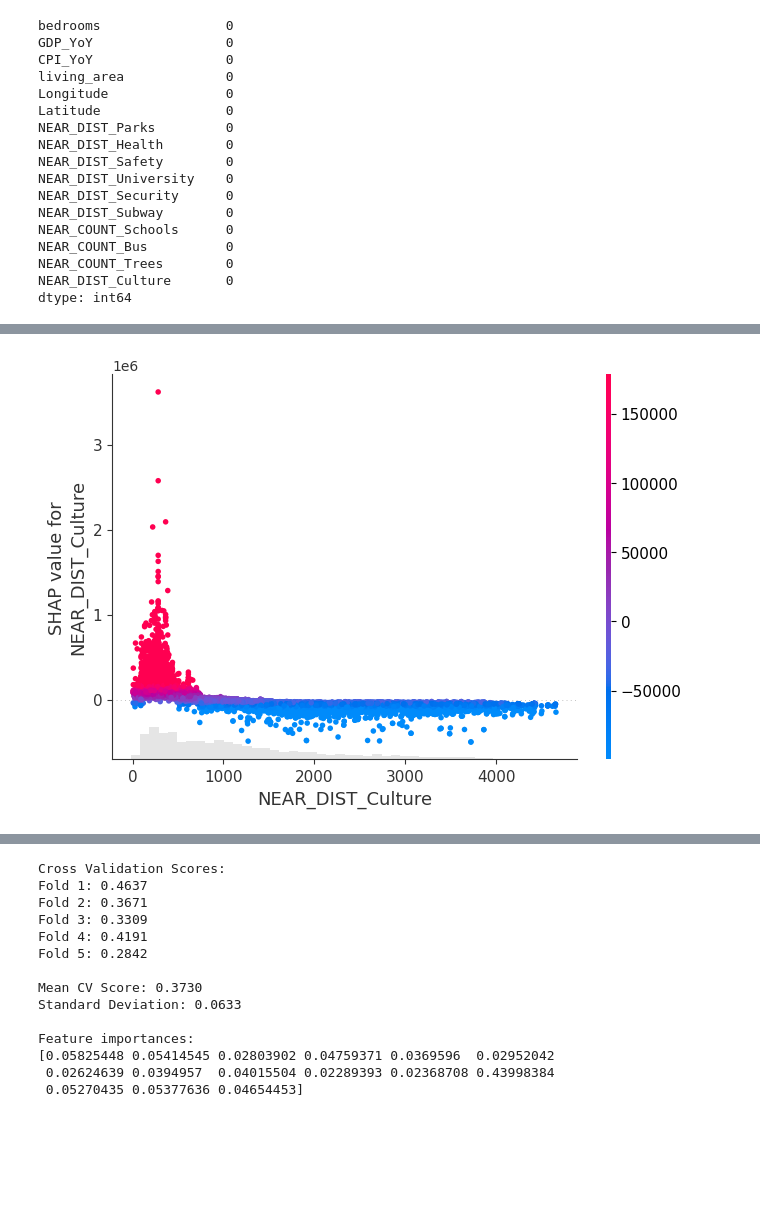
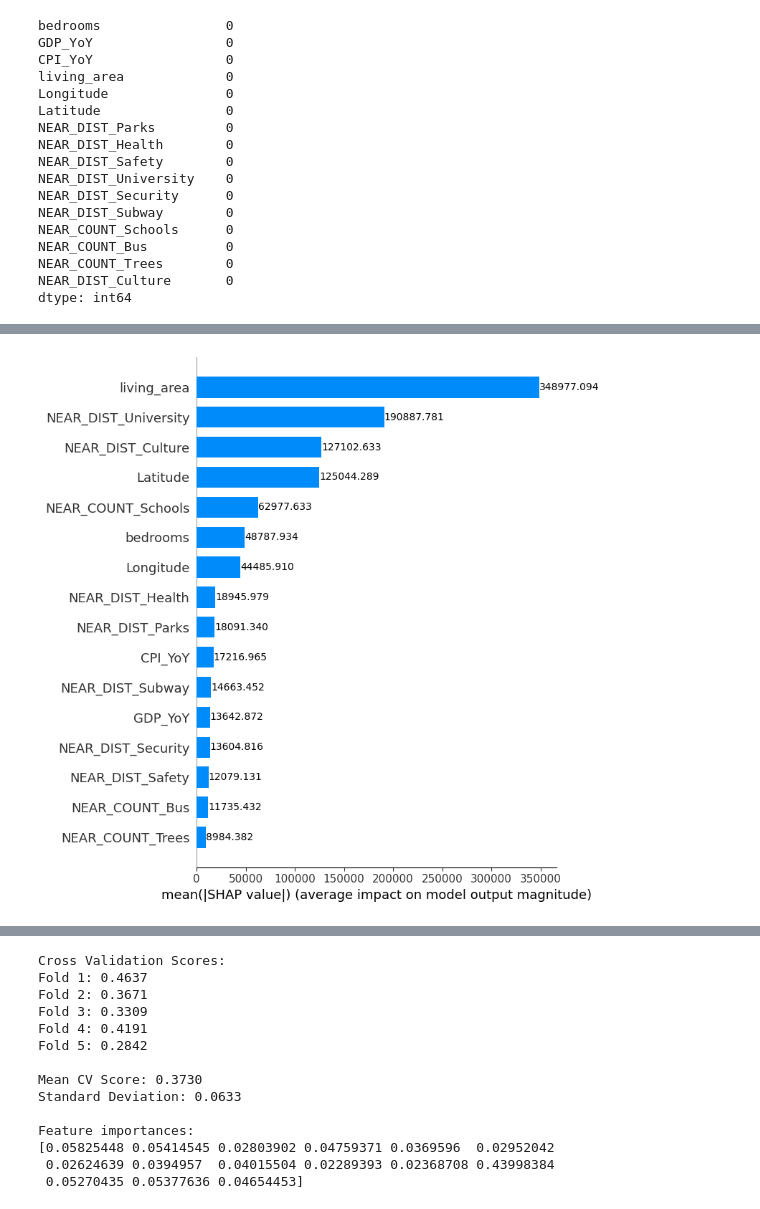
Before and after one commit to hunkim98/boston_real_estate, a Jupyter notebook: spatial_analysis_all.ipynb, the cells around one changed output, grey strips where cells are left out. Cells and saved outputs as stored; diff of their text form; code cells hidden in the pictures; blank space fills up the shorter version.

```diff
--- a/spatial_analysis_all.ipynb
+++ b/spatial_analysis_all.ipynb
@@ -340,7 +379,22 @@ shap.summary_plot(shap_values1, X1, plot_type="bar")
-# %%
-shap.plots.scatter(
-    shap_values1[:, "NEAR_DIST_Culture"],
-    color=shap_values1[:, "NEAR_DIST_Culture"].values,  # SHAP values as color
-)
-# %% [output]
-[figure, removed]
+# %%
+# plot a bar chart of the feature importances
+
+# Create summary plot with numbers
+plt.figure(figsize=(10, 6))
+shap.summary_plot(shap_values1, X1, plot_type="bar", show=False)
+
+# Get the current axis
+ax = plt.gca()
+
+# Add text annotations for each bar
+for i, bar in enumerate(ax.patches):
+    width = bar.get_width()
+    # Add text annotation at the end of each bar
+    plt.text(width, bar.get_y() + bar.get_height()/2,
+             f'{width:.3f}',
+             ha='left', va='center')
+
+plt.tight_layout()
+plt.show()
+# %% [output]
+[figure, added]
```
Also changed, not shown: parts of 44 cells of this notebook, 25 other files.
